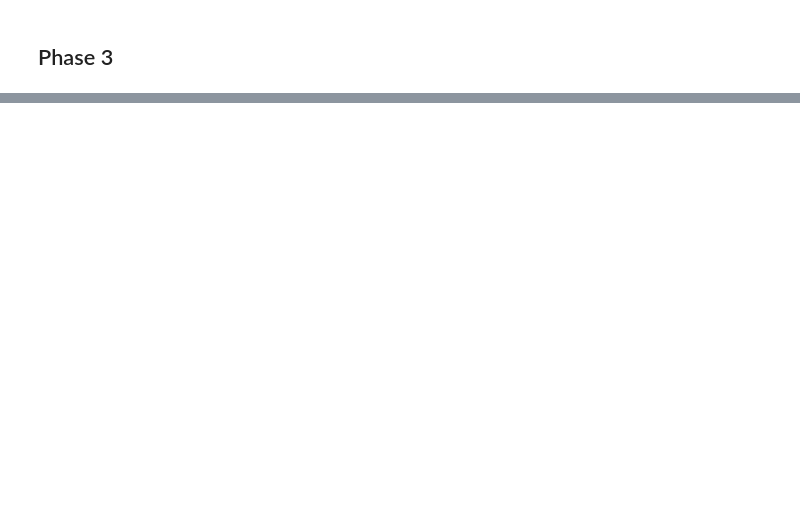
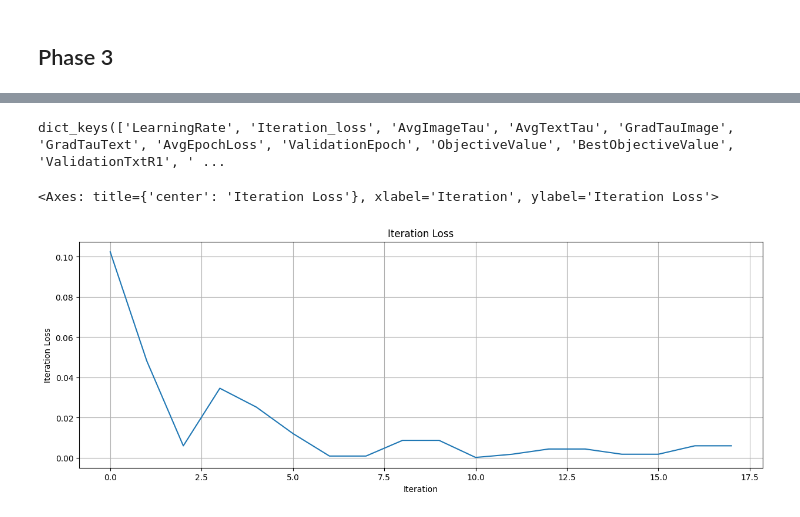
Before and after one commit to omarkhater-school/improved-clip, a Jupyter notebook: analyze_jobs.ipynb, the cells around one changed output, grey strips where cells are left out. Cells and saved outputs as stored; diff of their text form; code cells hidden in the pictures; blank space fills up the shorter version.

```diff
--- a/analyze_jobs.ipynb
+++ b/analyze_jobs.ipynb
@@ -88,0 +98,34 @@ Figure saved to ../../report_figures\phase_3\relative_importance_phase_3.png
+# %%
+sagemaker_session = sagemaker.Session()
+training_job_name = 'improved-clip-phase3-241128-1503-006-faa1030f'
+analytics = TrainingJobAnalytics(
+    training_job_name=training_job_name,
+    sagemaker_session=sagemaker_session
+)
+df = analytics.dataframe()
+# %%
+metrics = df['metric_name'].unique()
+
+# Dictionary to store DataFrames for each metric
+metric_dataframes = {}
+
+# Separate each metric into its own DataFrame
+for metric in metrics:
+    metric_dataframes[metric] = df[df['metric_name'] == metric].reset_index(drop=True)
+# %%
+metric_dataframes.keys()
+# %% [output]
+dict_keys(['LearningRate', 'Iteration_loss', 'AvgImageTau', 'AvgTextTau', 'GradTauImage', 'GradTauText', 'AvgEpochLoss', 'ValidationEpoch', 'ObjectiveValue', 'BestObjectiveValue', 'ValidationTxtR1', ' ...
+# %%
+metric_dataframes["Iteration_loss"].plot(
+    y= 'value',
+    xlabel = 'Iteration',
+    ylabel = 'Iteration Loss',
+    grid= 'on',
+    title = 'Iteration Loss',
+    legend = False,
+    figsize = (15, 5)
+    )
+# %% [output]
+<Axes: title={'center': 'Iteration Loss'}, xlabel='Iteration', ylabel='Iteration Loss'>
+[figure, added]
```
Also changed, not shown: parts of 8 cells of this notebook, 4 other files.
